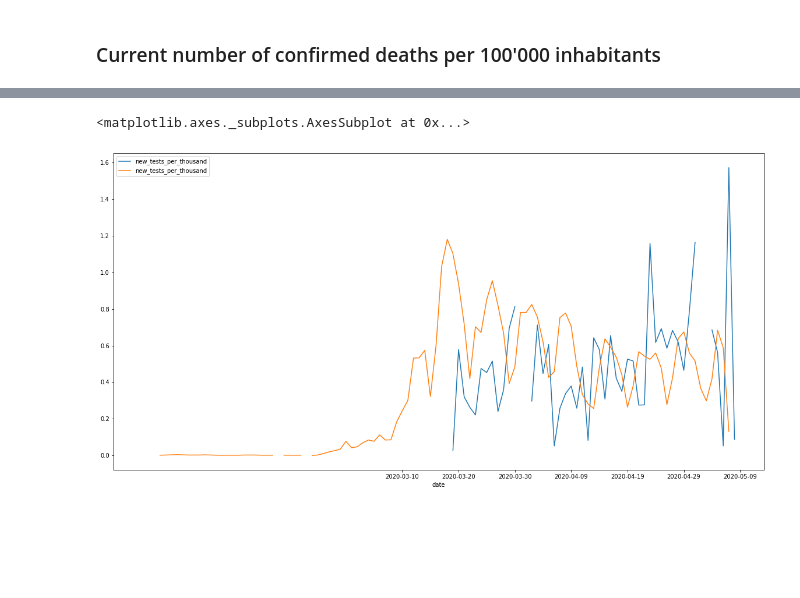
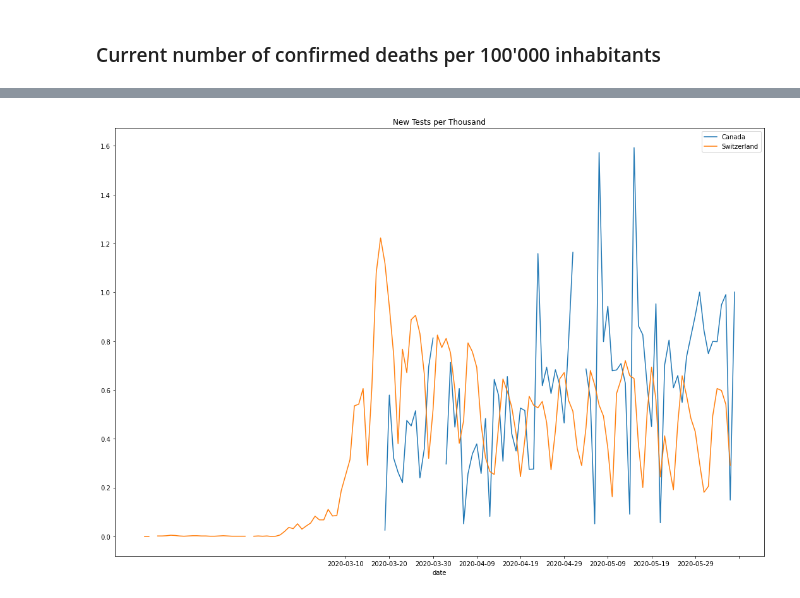
Before and after one commit to willharris/coronastats, a Jupyter notebook: coronastats.ipynb, the cells around one changed output, grey strips where cells are left out. Drawn from its saved outputs; the diff is of its cells as text; code cells hidden in the pictures; blank space fills up the shorter version.

```diff
--- a/coronastats.ipynb
+++ b/coronastats.ipynb
@@ -56,7 +57,7 @@ The graphs below use various subplots to try and allow different y-axis scales,
 
 **Set the font size for the titles, ticks, and annotations**
 # %%
-fontsize = 14
+fontsize = 10
 # %% [markdown]
 ### Numbers of confirmed cases
 # %%
@@ -167,6 +176,5 @@ for k, v in dpm_today.iterrows():
 # %%
 owid_csv = "https://raw.githubusercontent.com/owid/covid-19-data/master/public/data/owid-covid-data.csv"
-owid = pd.read_csv(owid_csv)
+owid_data = pd.read_csv(owid_csv)
 # owid
-data = owid[owid["iso_code"].isin(["CHE", "CAN"])].loc[:, ["date", "location", "new_tests_per_thousand"]].set_index("date")
-data
+owid = owid_data[owid_data["iso_code"].isin(["CHE", "CAN"])].loc[:, ["date", "location", "new_tests_per_thousand"]].set_index("date")
@@ -188,7 +181,11 @@ data
 # %%
-fig, axes = plt.subplots(figsize=(20, 10))
-data[data["location"] == "Canada"].plot(ax=axes)
-data[data["location"] == "Switzerland"].plot(ax=axes)
+fig, axes = plt.subplots(figsize=(15, 10))
+fig.tight_layout(h_pad=0)
+axes.set(title="New Tests per Thousand")
+
+owid[owid["location"] == "Canada"].plot(ax=axes, fontsize=fontsize)
+owid[owid["location"] == "Switzerland"].plot(ax=axes, fontsize=fontsize)
+axes.legend(["Canada", "Switzerland"])
+plt.show()
 # %% [output]
-<matplotlib.axes._subplots.AxesSubplot at 0x...>
-[figure, old version]
+[figure, new version]
```
Also changed, not shown: parts of 9 cells of this notebook.
